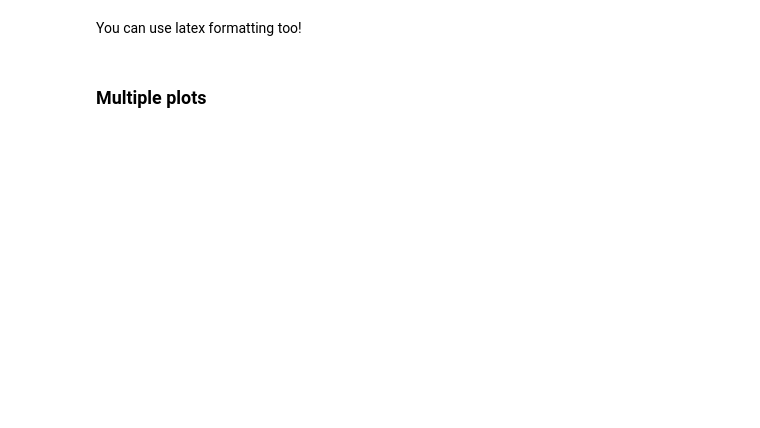
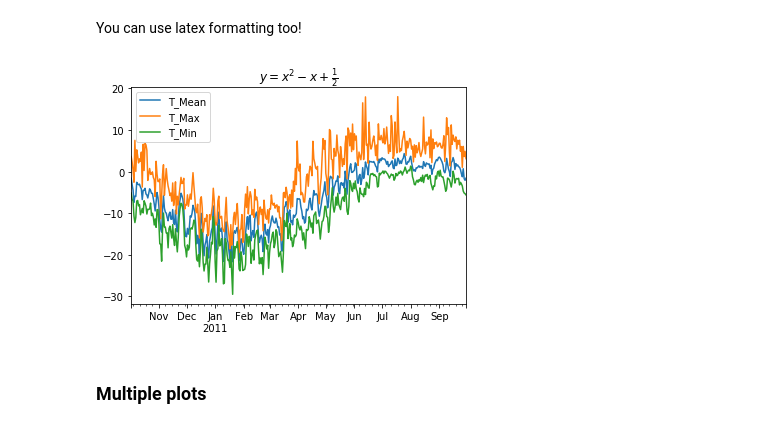
Before and after one commit to fmaussion/teaching, a Jupyter notebook: ss_2017/02_Lesson_AvailableTools.ipynb, the cells around one changed output. Drawn from its saved outputs; the diff is of its cells as text; code cells hidden in the pictures; blank space fills up the shorter version.

```diff
--- a/ss_2017/02_Lesson_AvailableTools.ipynb
+++ b/ss_2017/02_Lesson_AvailableTools.ipynb
@@ -248,8 +382,10 @@ ax.set_title('Monthly averages, min and max');
 # %% [markdown]
 You can use latex formatting too!
 # %%
-ax = monthly_mean.plot()
+ax = daily_mean.plot()
 ax.set_title('$y = x^2 - x + \\frac{1}{2}$');
+# %% [output]
+[figure, added]
 # %% [markdown]
 ### Multiple plots
 # %%
```
Also changed, not shown: parts of 31 cells of this notebook.
